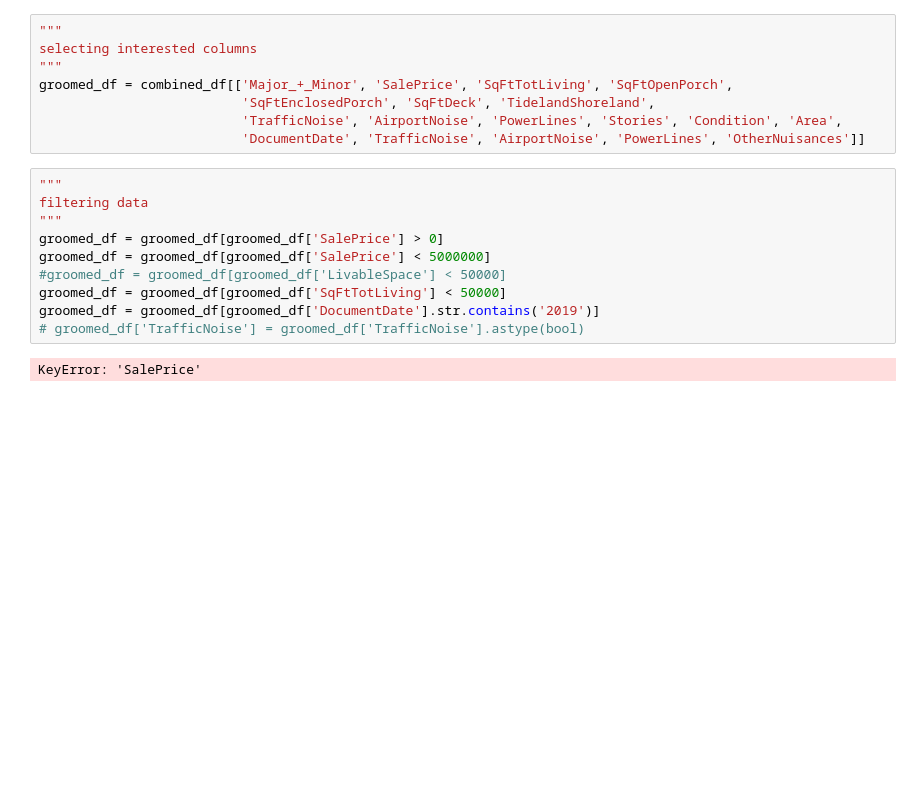
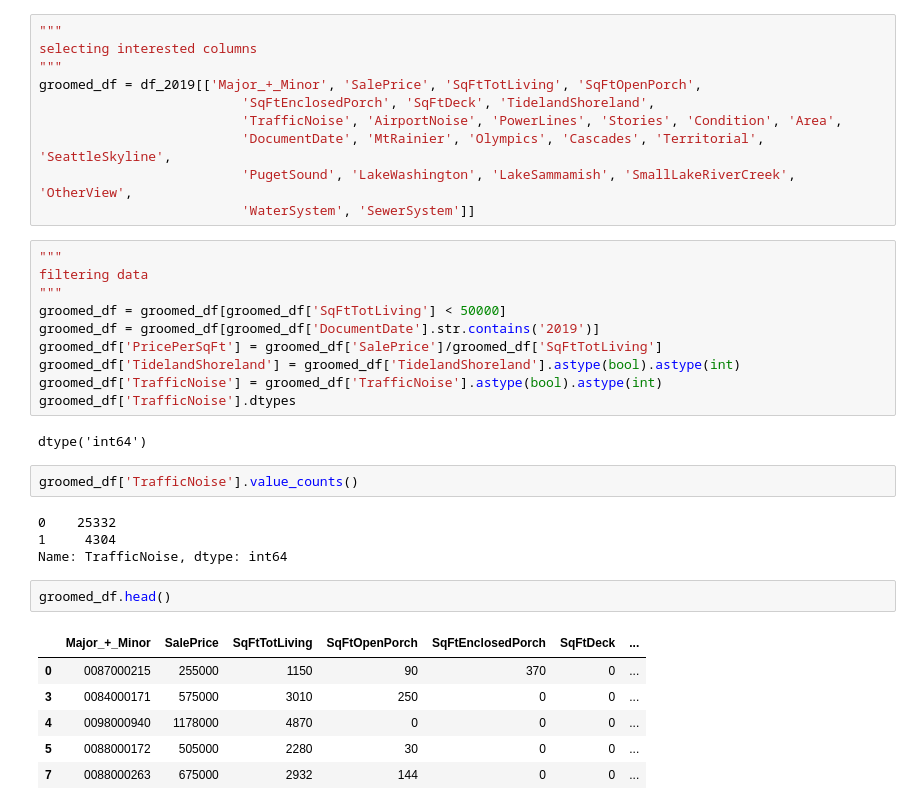
Before and after one commit to sam-thurman/king_county_housing, a Jupyter notebook: notebooks/exploratory/sam_exploratory_2.ipynb, the cells around one changed output. Drawn from its saved outputs; the diff is of its cells as text; blank space fills up the shorter version.

```diff
--- a/notebooks/exploratory/sam_exploratory_2.ipynb
+++ b/notebooks/exploratory/sam_exploratory_2.ipynb
@@ -32,19 +38,36 @@ combined_df = pd.merge(combined_df, rp_sale_df, on='Major_+_Minor')
 """
 selecting interested columns
 """
-groomed_df = combined_df[['Major_+_Minor', 'SalePrice', 'SqFtTotLiving', 'SqFtOpenPorch',
+groomed_df = df_2019[['Major_+_Minor', 'SalePrice', 'SqFtTotLiving', 'SqFtOpenPorch',
                           'SqFtEnclosedPorch', 'SqFtDeck', 'TidelandShoreland',
                           'TrafficNoise', 'AirportNoise', 'PowerLines', 'Stories', 'Condition', 'Area',
-                          'DocumentDate', 'TrafficNoise', 'AirportNoise', 'PowerLines', 'OtherNuisances']]
+                          'DocumentDate', 'MtRainier', 'Olympics', 'Cascades', 'Territorial', 'SeattleSkyline',
+                          'PugetSound', 'LakeWashington', 'LakeSammamish', 'SmallLakeRiverCreek', 'OtherView',
+                          'WaterSystem', 'SewerSystem']]
 # %%
 """
 filtering data
 """
-groomed_df = groomed_df[groomed_df['SalePrice'] > 0]
-groomed_df = groomed_df[groomed_df['SalePrice'] < 5000000]
-#groomed_df = groomed_df[groomed_df['LivableSpace'] < 50000]
 groomed_df = groomed_df[groomed_df['SqFtTotLiving'] < 50000]
 groomed_df = groomed_df[groomed_df['DocumentDate'].str.contains('2019')]
-# groomed_df['TrafficNoise'] = groomed_df['TrafficNoise'].astype(bool)
+groomed_df['PricePerSqFt'] = groomed_df['SalePrice']/groomed_df['SqFtTotLiving']
+groomed_df['TidelandShoreland'] = groomed_df['TidelandShoreland'].astype(bool).astype(int)
+groomed_df['TrafficNoise'] = groomed_df['TrafficNoise'].astype(bool).astype(int)
+groomed_df['TrafficNoise'].dtypes
 # %% [output]
-KeyError: 'SalePrice'
+dtype('int64')
+# %%
+groomed_df['TrafficNoise'].value_counts()
+# %% [output]
+0    25332
+1     4304
+Name: TrafficNoise, dtype: int64
+# %%
+groomed_df.head()
+# %% [output]
+|  | Major_+_Minor | SalePrice | SqFtTotLiving | SqFtOpenPorch | SqFtEnclosedPorch | SqFtDeck | ... |
+| 0 | 0087000215 | 255000 | 1150 | 90 | 370 | 0 | ... |
+| 3 | 0084000171 | 575000 | 3010 | 250 | 0 | 0 | ... |
+| 4 | 0098000940 | 1178000 | 4870 | 0 | 0 | 0 | ... |
+| 5 | 0088000172 | 505000 | 2280 | 30 | 0 | 0 | ... |
+| 7 | 0088000263 | 675000 | 2932 | 144 | 0 | 0 | ... |
```
Also changed, not shown: parts of 13 cells of this notebook, 1 other file.
